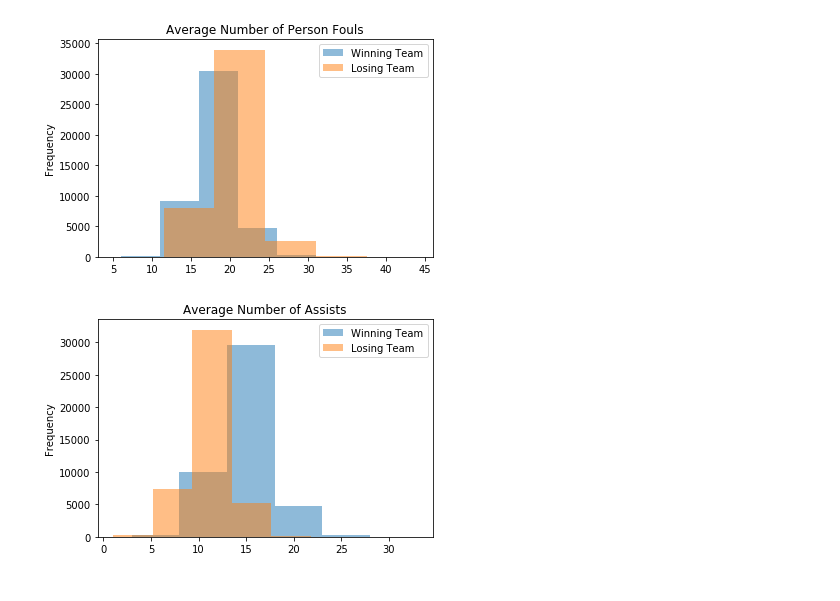
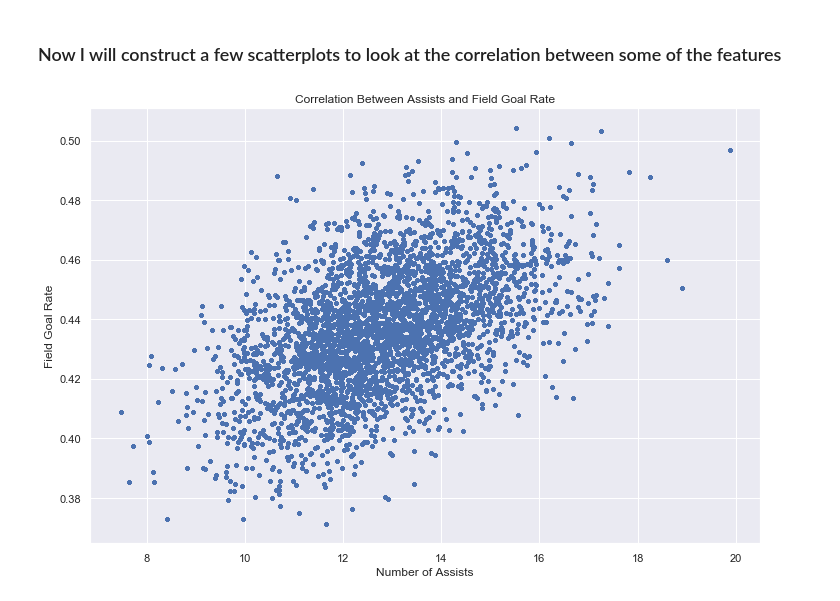
Before and after one commit to merlej/basketball-prediction, a Jupyter notebook: feature_selection.ipynb, the cells around one changed output. Saved outputs shown, nothing was run; the diff lists cells and outputs as text; code cells hidden in the pictures.

Commit message:
added scatterplots

```diff
--- a/feature_selection.ipynb
+++ b/feature_selection.ipynb
@@ -10,0 +51,3 @@ from sklearn.preprocessing import scale, LabelEncoder
+# %%
+# Fill null values with the column mean
+data = team_data.apply(lambda x: x.fillna(x.mean()), axis=0)
@@ -12,0 +90,15 @@ data = pd.read_csv('CleanedData.csv').drop('Unnamed: 0', axis=1)
+# %%
+# Create a column with the team IDs in the rankings data
+t_id_list = []
+
+for i in rankings.index:
+    name = rankings.School[i]
+    if name in team_id_dict:
+        team_id = int(team_id_dict[name])
+        t_id_list.append(team_id)
+    elif name not in team_id_dict:
+        t_id_list.append(0)
+
+rankings['TeamID'] = t_id_list
+
+rankings.head(3)
@@ -13 +111,18 @@ data = pd.read_csv('CleanedData.csv').drop('Unnamed: 0', axis=1)
+# %%
+# Create a column in the main dataframe with the previous year's ranking
+prev_rank = []
+
+for i in data.index:
+    prev_year = str(data.Season[i]-1)
+    team = data.TeamID[i]
+    rank_year = list(rankings.TeamID)
+
+    if team in rank_year:
+        k = rankings[rankings.TeamID==team].index[0]
+        rank = rankings[prev_year][k]
+        prev_rank.append(int(rank))
+    elif team not in rank_year:
+        prev_rank.append(np.nan)
+
+data['Prev_Rank'] = prev_rank
 # %%
@@ -101,16 +137,14 @@ plt.show()
-# %%
-w_pf.plot(kind='hist', bins=6, alpha=0.5, label='Winning Team')
-l_pf.plot(kind='hist', bins=6, alpha=0.5, label='Losing Team')
-plt.title('Average Number of Person Fouls')
-plt.legend()
-plt.show()
-# %% [output]
-[figure, removed]
-# %%
-w_assists.plot(kind='hist', bins=6, alpha=0.5, label='Winning Team')
-l_assists.plot(kind='hist', bins=6, alpha=0.5, label='Losing Team')
-plt.title('Average Number of Assists')
-plt.legend()
-plt.show()
-# %% [output]
-[figure, removed]
+# %% [markdown]
+### Now I will construct a few scatterplots to look at the correlation between some of the features
+# %%
+# Plot the number of assists vs field goal rate
+fg = data.FG_rate
+ast = data.AST
+plt.plot(ast, fg, marker='.', linestyle='none')
+plt.xlabel('Number of Assists')
+plt.ylabel('Field Goal Rate')
+plt.title('Correlation Between Assists and Field Goal Rate')
+plt.savefig('Assists_FieldGoals_plot.png')
+plt.show()
+# %% [output]
+[figure, added]
```
Also changed, not shown: parts of 27 cells of this notebook.
